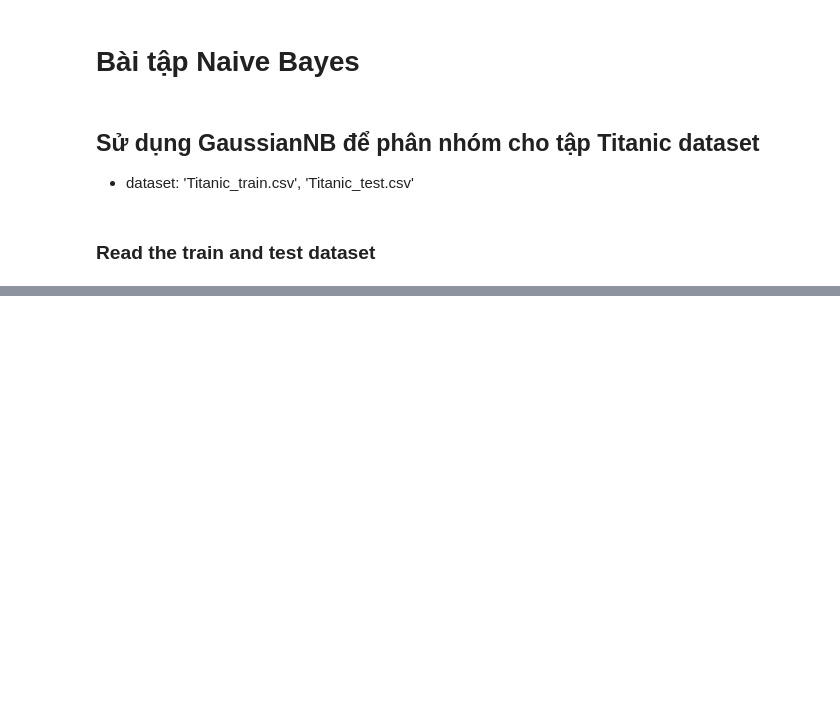
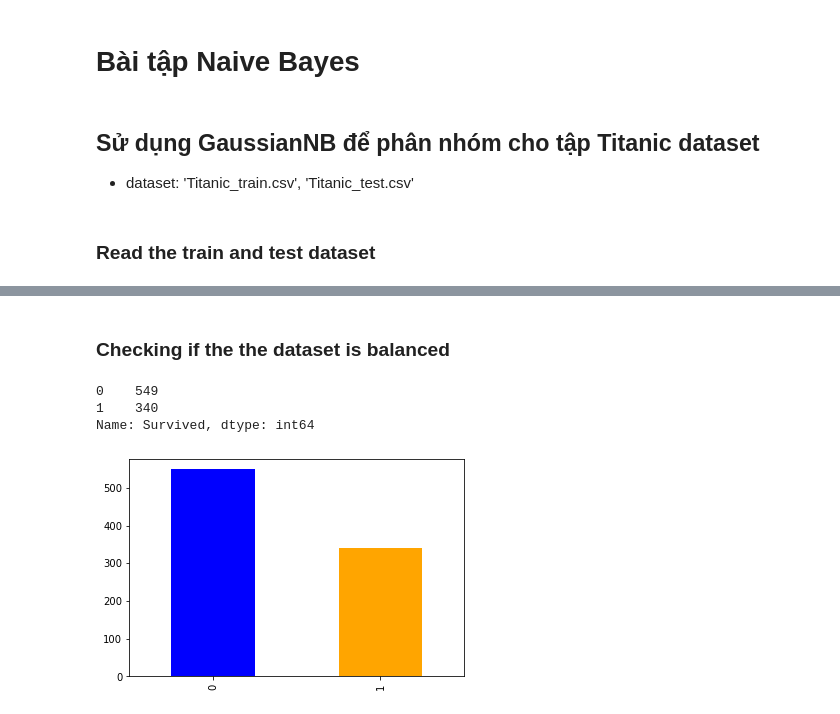
Before and after one commit to tquangsdh20/w3_bayes, a Jupyter notebook: NaiveBayes-Titanic.ipynb, the cells around one changed output, grey strips where cells are left out. Cells and saved outputs as stored; diff of their text form; code cells hidden in the pictures; blank space fills up the shorter version.

```diff
--- a/NaiveBayes-Titanic.ipynb
+++ b/NaiveBayes-Titanic.ipynb
@@ -45,0 +164,23 @@ X_test.head()
+# %%
+# Training Dataset
+X_train['Sex'] = pd.Categorical(X_train['Sex'])
+X_train['Sex'].replace(['female', 'male'],
+                        [0, 1],
+                       inplace=True
+                      )
+X_train['Embarked'] = pd.Categorical(X_train['Embarked'])
+X_train['Embarked'].replace(['C', 'Q', 'S'],
+                        [0, 1, 2],
+                       inplace=True
+                      )
+# Testing Dataset
+X_test['Sex'] = pd.Categorical(X_test['Sex'])
+X_test['Sex'].replace(['female', 'male'],
+                        [0, 1],
+                       inplace=True
+                      )
+X_test['Embarked'] = pd.Categorical(X_test['Embarked'])
+X_test['Embarked'].replace(['C', 'Q', 'S'],
+                        [0, 1, 2],
+                       inplace=True
+                      )
@@ -112,0 +239,8 @@ datimputer.fit_transform(dat.values))
+# %%
+# Drop all the record that has the missing value in Feature EMBARKED and FARE
+X_train = X_train.dropna(subset=['Embarked'], how='any')
+X_test = X_test.dropna(subset=['Fare'], how='any')
+idx_test = X_test['PassengerId']
+# Drop the unimportant features
+# X_train = X_train.drop(['Cabin', 'Ticket'], axis=1)
+# X_test = X_test.drop(['Cabin', 'Ticket'], axis=1)
@@ -112,0 +259,7 @@ datimputer.fit_transform(dat.values))
+# %%
+# Fill the missing value with previous value in the table
+X_train['Age'] = X_train['Age'].fillna(value=X_train['Age'].mean())
+X_test['Age'] = X_test['Age'].fillna(value=X_test['Age'].mean())
+# X_test_pre = X_test.fillna(method='pad')
+print(f'The train dataset: {X_train.shape[0]}')
+# print(f'The test dataset : {X_test_pre.shape[0]}')
@@ -112,0 +298,13 @@ datimputer.fit_transform(dat.values))
+# %% [markdown]
+### Checking if the the dataset is balanced
+# %%
+### Checking if the dataset is balanced.
+count_Class=pd.value_counts(X_train["Survived"], sort= True)
+print(count_Class)
+count_Class.plot(kind= 'bar', color= ["blue", "orange"])
+plt.show()
+# %% [output]
+0    549
+1    340
+Name: Survived, dtype: int64
+[figure, added]
```
Also changed, not shown: parts of 43 cells of this notebook, 10 other files.
